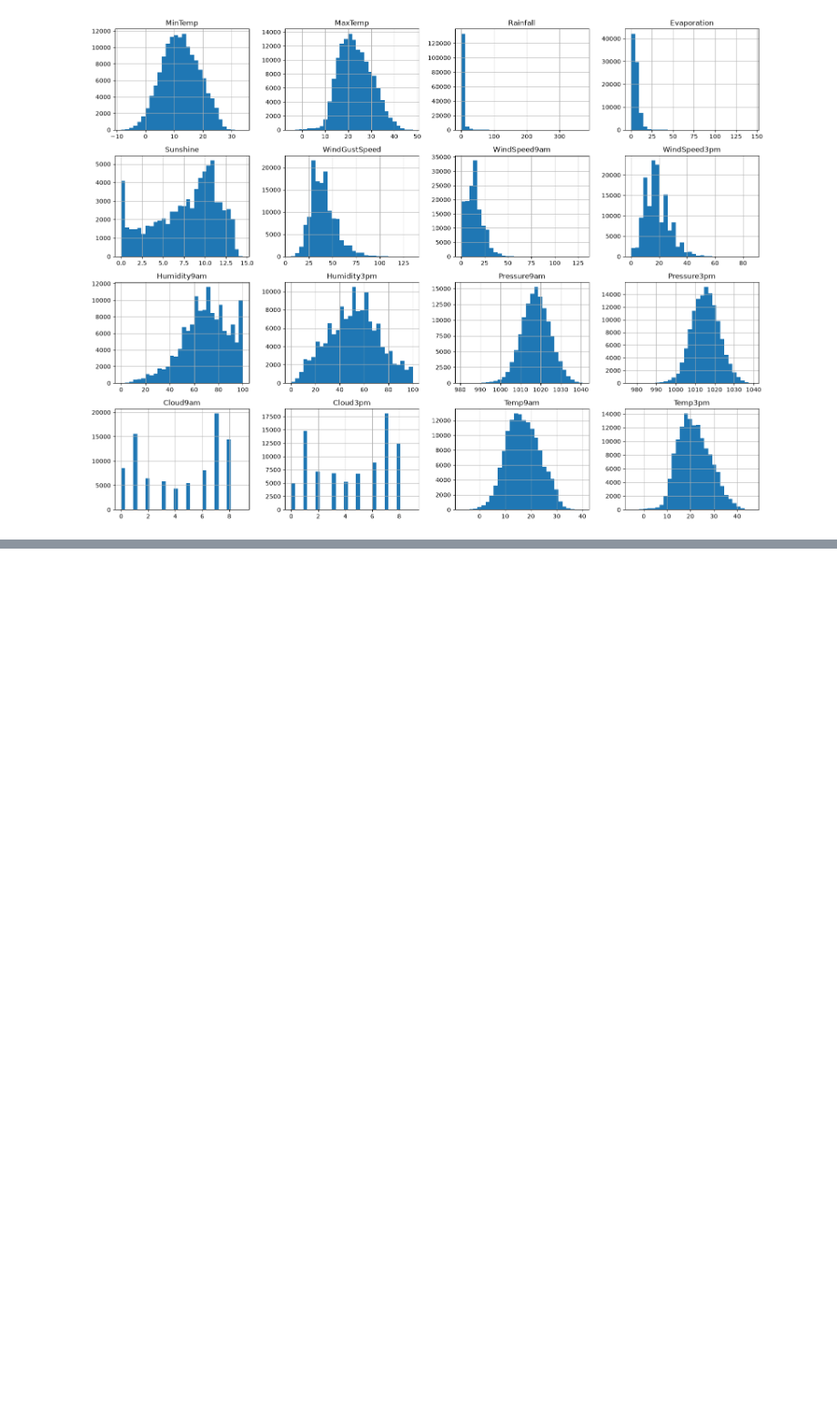
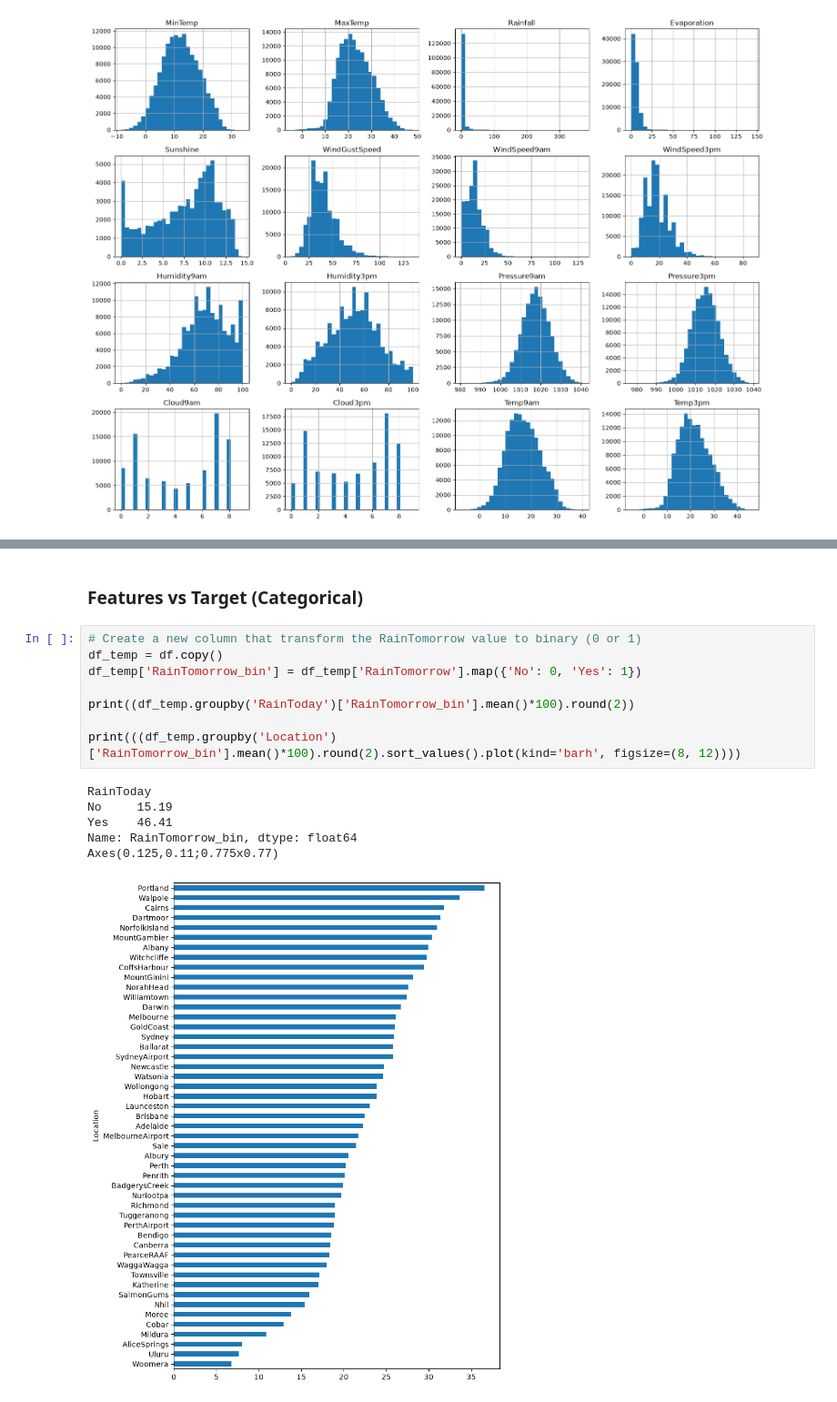
Before and after one commit to iekitamura453/DATASCI207_Final_Project, a Jupyter notebook: herman_notebook.ipynb, the cells around one changed output, grey strips where cells are left out. Shown at 91% size. Cells and saved outputs as stored; diff of their text form; blank space fills up the shorter version.

```diff
--- a/herman_notebook.ipynb
+++ b/herman_notebook.ipynb
@@ -198,3 +216,20 @@ RainTomorrow 2
+# %% [markdown]
+### Features vs Target (Categorical)
+# %%
+# Create a new column that transform the RainTomorrow value to binary (0 or 1)
+df_temp = df.copy()
+df_temp['RainTomorrow_bin'] = df_temp['RainTomorrow'].map({'No': 0, 'Yes': 1})
+
+print((df_temp.groupby('RainToday')['RainTomorrow_bin'].mean()*100).round(2))
+
+print(((df_temp.groupby('Location')['RainTomorrow_bin'].mean()*100).round(2).sort_values().plot(kind='barh', figsize=(8, 12))))
+# %% [output]
+RainToday
+No     15.19
+Yes    46.41
+Name: RainTomorrow_bin, dtype: float64
+Axes(0.125,0.11;0.775x0.77)
+[figure, added]
 # %% [markdown]
 ### Summary of Data
 
```
Also changed, not shown: parts of 3 cells of this notebook.
